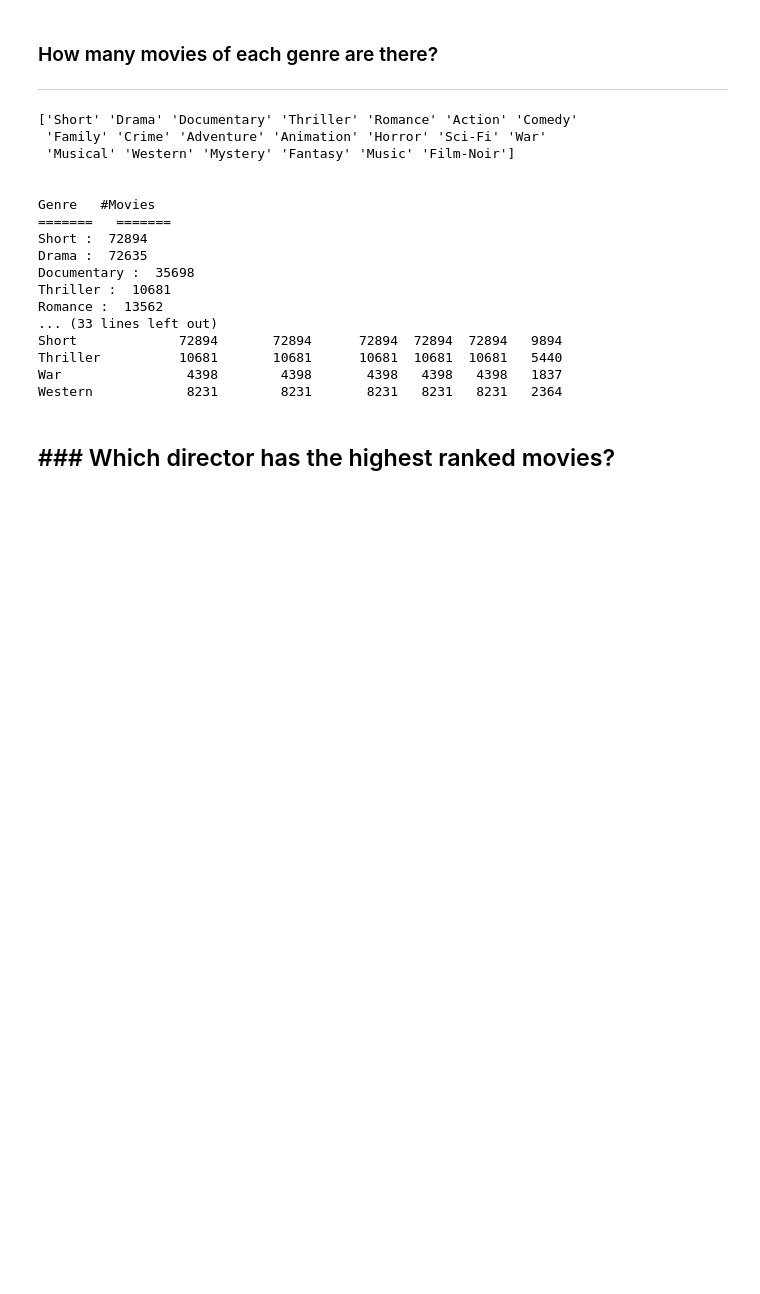
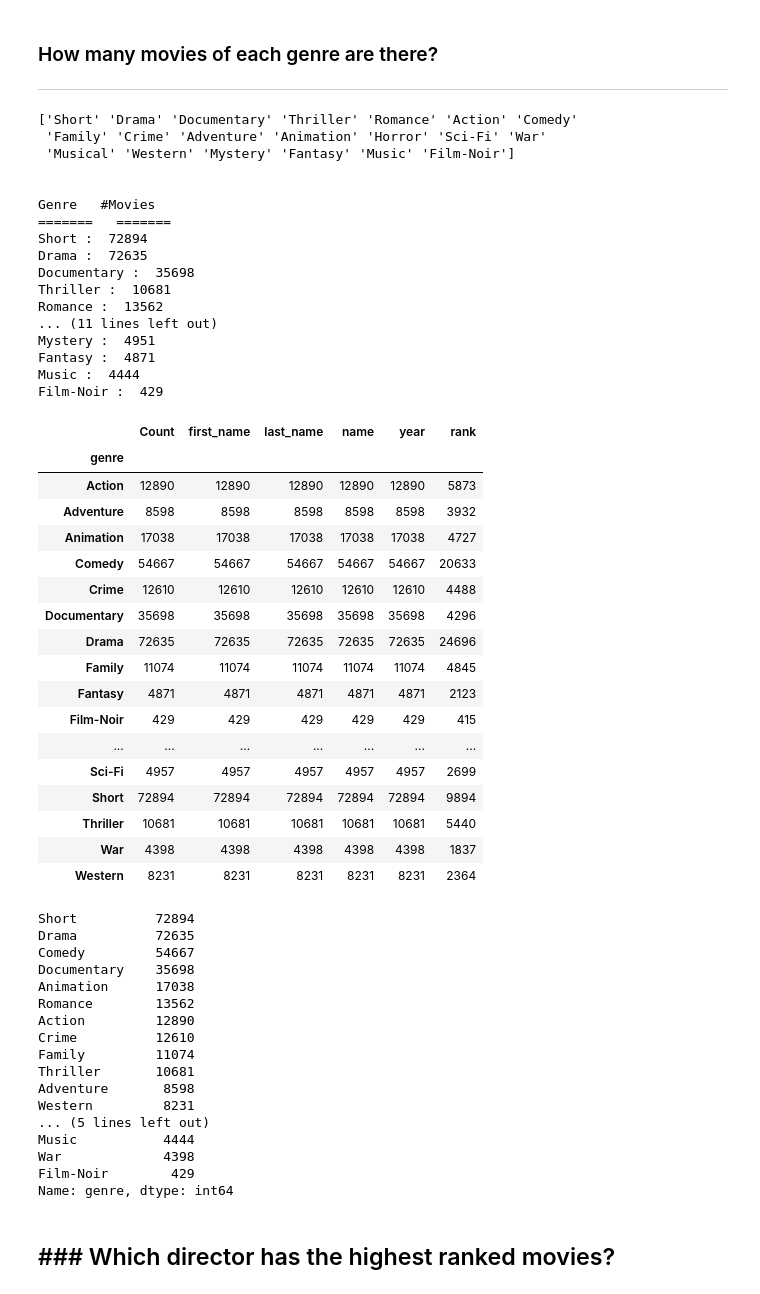
Before and after one commit to UnaRam/pythonFundamemtals, a Jupyter notebook: Una__10_2_Movies_Project.ipynb, the cells around one changed output. Drawn from its saved outputs; the diff is of its cells as text; code cells hidden in the pictures; blank space fills up the shorter version.

```diff
--- a/Una__10_2_Movies_Project.ipynb
+++ b/Una__10_2_Movies_Project.ipynb
@@ -118,41 +171,82 @@ See the caveats in the documentation: https://pandas.pydata.org/pandas-docs/stab
 # %%
 def count_movies_by_genre(mydf):
   # #find a list of uniqe genres
   genres_list= mydf['genre'].unique()
   print(genres_list)
   print("\n\nGenre   #Movies")
   print("=======   =======")
 
   for mygenre in genres_list:
     genrecount = df[df['genre']==mygenre].count()
     print(mygenre,": ",genrecount[0])
     # print(type(genrecount))
 
-count_movies_by_genre(df)
+count_movies_by_genre(df) # pass in the unfiltered list - rank doesn't matter and want to see all the genres
 
 #Phoebe's
 def count_genre_movies(df):
   genre_movies_df = df.groupby(['genre']).count()
-  print(genre_movies_df)
-count_genre_movies(df)
+  genre_movies_df.rename(columns={'Unnamed: 0': 'Count'}, inplace = True)
+  display(genre_movies_df)
+  return genre_movies_df
+
+genre_movies = count_genre_movies(df)
+# from Cory Schafer
+
+df['genre'].value_counts()
 # %% [output]
 ['Short' 'Drama' 'Documentary' 'Thriller' 'Romance' 'Action' 'Comedy'
  'Family' 'Crime' 'Adventure' 'Animation' 'Horror' 'Sci-Fi' 'War'
  'Musical' 'Western' 'Mystery' 'Fantasy' 'Music' 'Film-Noir']
 
 
 Genre   #Movies
 =======   =======
 Short :  72894
 Drama :  72635
 Documentary :  35698
 Thriller :  10681
 Romance :  13562
-... (33 lines left out)
-Short             72894       72894      72894  72894  72894   9894
-Thriller          10681       10681      10681  10681  10681   5440
-War                4398        4398       4398   4398   4398   1837
-Western            8231        8231       8231   8231   8231   2364
+... (11 lines left out)
+Mystery :  4951
+Fantasy :  4871
+Music :  4444
+Film-Noir :  429
+|  | Count | first_name | last_name | name | year | rank |
+| genre |  |  |  |  |  |  |
+| Action | 12890 | 12890 | 12890 | 12890 | 12890 | 5873 |
+| Adventure | 8598 | 8598 | 8598 | 8598 | 8598 | 3932 |
+| Animation | 17038 | 17038 | 17038 | 17038 | 17038 | 4727 |
+| Comedy | 54667 | 54667 | 54667 | 54667 | 54667 | 20633 |
+| Crime | 12610 | 12610 | 12610 | 12610 | 12610 | 4488 |
+| Documentary | 35698 | 35698 | 35698 | 35698 | 35698 | 4296 |
+| Drama | 72635 | 72635 | 72635 | 72635 | 72635 | 24696 |
+| Family | 11074 | 11074 | 11074 | 11074 | 11074 | 4845 |
+| Fantasy | 4871 | 4871 | 4871 | 4871 | 4871 | 2123 |
+| Film-Noir | 429 | 429 | 429 | 429 | 429 | 415 |
+| ... | ... | ... | ... | ... | ... | ... |
+| Sci-Fi | 4957 | 4957 | 4957 | 4957 | 4957 | 2699 |
+| Short | 72894 | 72894 | 72894 | 72894 | 72894 | 9894 |
+| Thriller | 10681 | 10681 | 10681 | 10681 | 10681 | 5440 |
+| War | 4398 | 4398 | 4398 | 4398 | 4398 | 1837 |
+| Western | 8231 | 8231 | 8231 | 8231 | 8231 | 2364 |
+Short          72894
+Drama          72635
+Comedy         54667
+Documentary    35698
+Animation      17038
+Romance        13562
+Action         12890
+Crime          12610
+Family         11074
+Thriller       10681
+Adventure       8598
+Western         8231
+... (5 lines left out)
+Music           4444
+War             4398
+Film-Noir        429
+Name: genre, dtype: int64
 # %% [markdown]
 ### Which director has the highest ranked movies?
 ---
```
Also changed, not shown: parts of 6 cells of this notebook.
